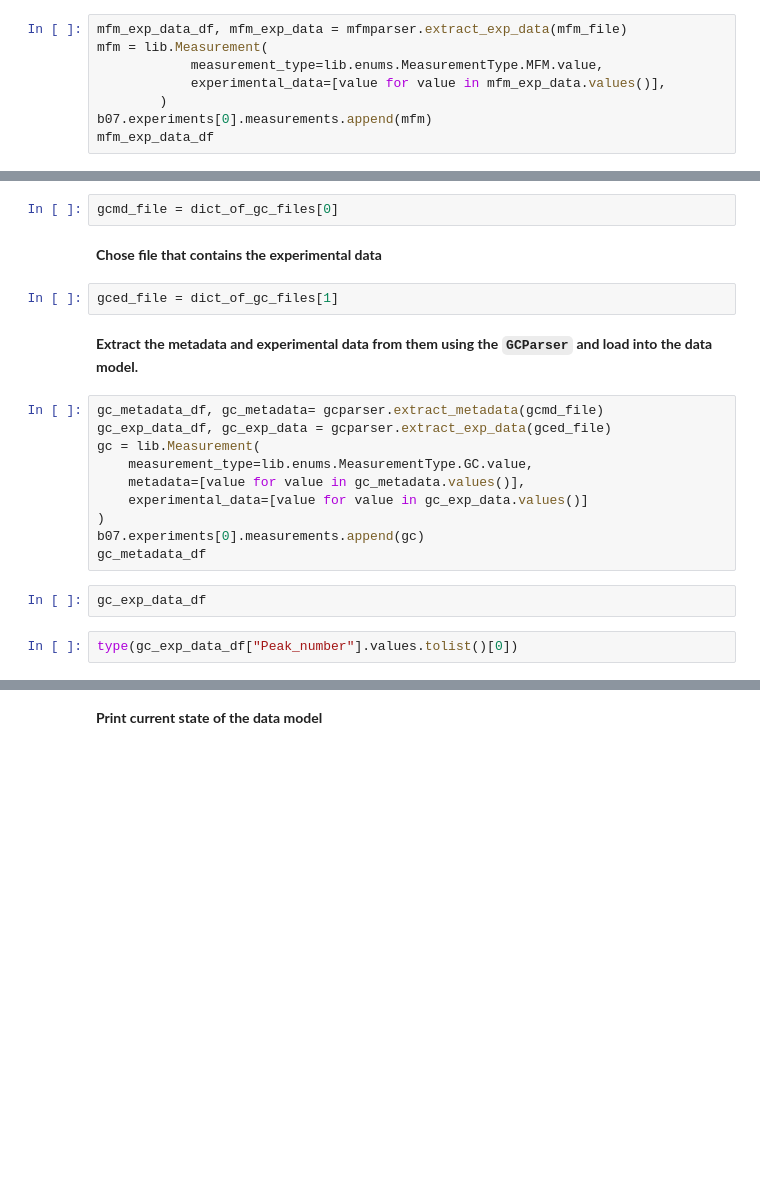
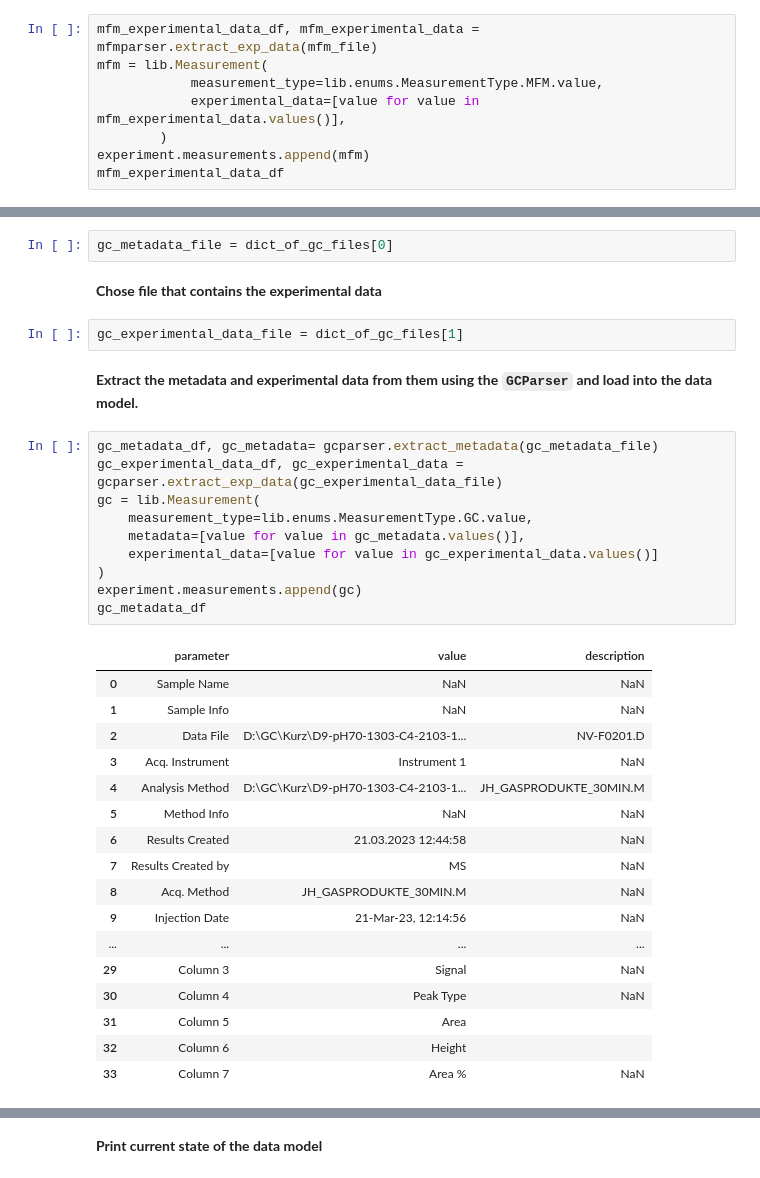
Before and after one commit to FAIRChemistry/FAIRFlow, a Jupyter notebook: experimental_b07_tc.ipynb, the cells around one changed output, grey strips where cells are left out. Saved outputs shown, nothing was run; the diff lists cells and outputs as text; blank space fills up the shorter version.

```diff
--- a/experimental_b07_tc.ipynb
+++ b/experimental_b07_tc.ipynb
@@ -99,10 +130,10 @@ mfm_file
 # %% [markdown]
 **Extract the experimental data from it using the ``MFMParser`` and load into the data model.**
 # %%
-mfm_exp_data_df, mfm_exp_data = mfmparser.extract_exp_data(mfm_file)
+mfm_experimental_data_df, mfm_experimental_data = mfmparser.extract_exp_data(mfm_file)
 mfm = lib.Measurement(
             measurement_type=lib.enums.MeasurementType.MFM.value,
-            experimental_data=[value for value in mfm_exp_data.values()],
+            experimental_data=[value for value in mfm_experimental_data.values()],
         )
-b07.experiments[0].measurements.append(mfm)
-mfm_exp_data_df
+experiment.measurements.append(mfm)
+mfm_experimental_data_df
@@ -118,24 +166,38 @@ for index, gc_file in dict_of_gc_files.items():
 # %% [markdown]
 **Chose file that contains the metadata**
 # %%
-gcmd_file = dict_of_gc_files[0]
+gc_metadata_file = dict_of_gc_files[0]
 # %% [markdown]
 **Chose file that contains the experimental data**
 # %%
-gced_file = dict_of_gc_files[1]
+gc_experimental_data_file = dict_of_gc_files[1]
 # %% [markdown]
 **Extract the metadata and experimental data from them using the ``GCParser`` and load into the data model.**
 # %%
-gc_metadata_df, gc_metadata= gcparser.extract_metadata(gcmd_file)
-gc_exp_data_df, gc_exp_data = gcparser.extract_exp_data(gced_file)
+gc_metadata_df, gc_metadata= gcparser.extract_metadata(gc_metadata_file)
+gc_experimental_data_df, gc_experimental_data = gcparser.extract_exp_data(gc_experimental_data_file)
 gc = lib.Measurement(
     measurement_type=lib.enums.MeasurementType.GC.value,
     metadata=[value for value in gc_metadata.values()],
-    experimental_data=[value for value in gc_exp_data.values()]
+    experimental_data=[value for value in gc_experimental_data.values()]
 )
-b07.experiments[0].measurements.append(gc)
+experiment.measurements.append(gc)
 gc_metadata_df
+# %% [output]
+|  | parameter | value | description |
+| 0 | Sample Name | NaN | NaN |
+| 1 | Sample Info | NaN | NaN |
+| 2 | Data File | D:\GC\Kurz\D9-pH70-1303-C4-2103-1... | NV-F0201.D |
+| 3 | Acq. Instrument | Instrument 1 | NaN |
+| 4 | Analysis Method | D:\GC\Kurz\D9-pH70-1303-C4-2103-1... | JH_GASPRODUKTE_30MIN.M |
+| 5 | Method Info | NaN | NaN |
+| 6 | Results Created | 21.03.2023 12:44:58 | NaN |
+| 7 | Results Created by | MS | NaN |
+| 8 | Acq. Method | JH_GASPRODUKTE_30MIN.M | NaN |
+| 9 | Injection Date | 21-Mar-23, 12:14:56 | NaN |
+| ... | ... | ... | ... |
+| 29 | Column 3 | Signal | NaN |
+| 30 | Column 4 | Peak Type | NaN |
+| 31 | Column 5 | Area |  |
+| 32 | Column 6 | Height |  |
+| 33 | Column 7 | Area % | NaN |
-# %%
-gc_exp_data_df
-# %%
-type(gc_exp_data_df["Peak_number"].values.tolist()[0])
```
Also changed, not shown: parts of 47 cells of this notebook, 47 other files.
